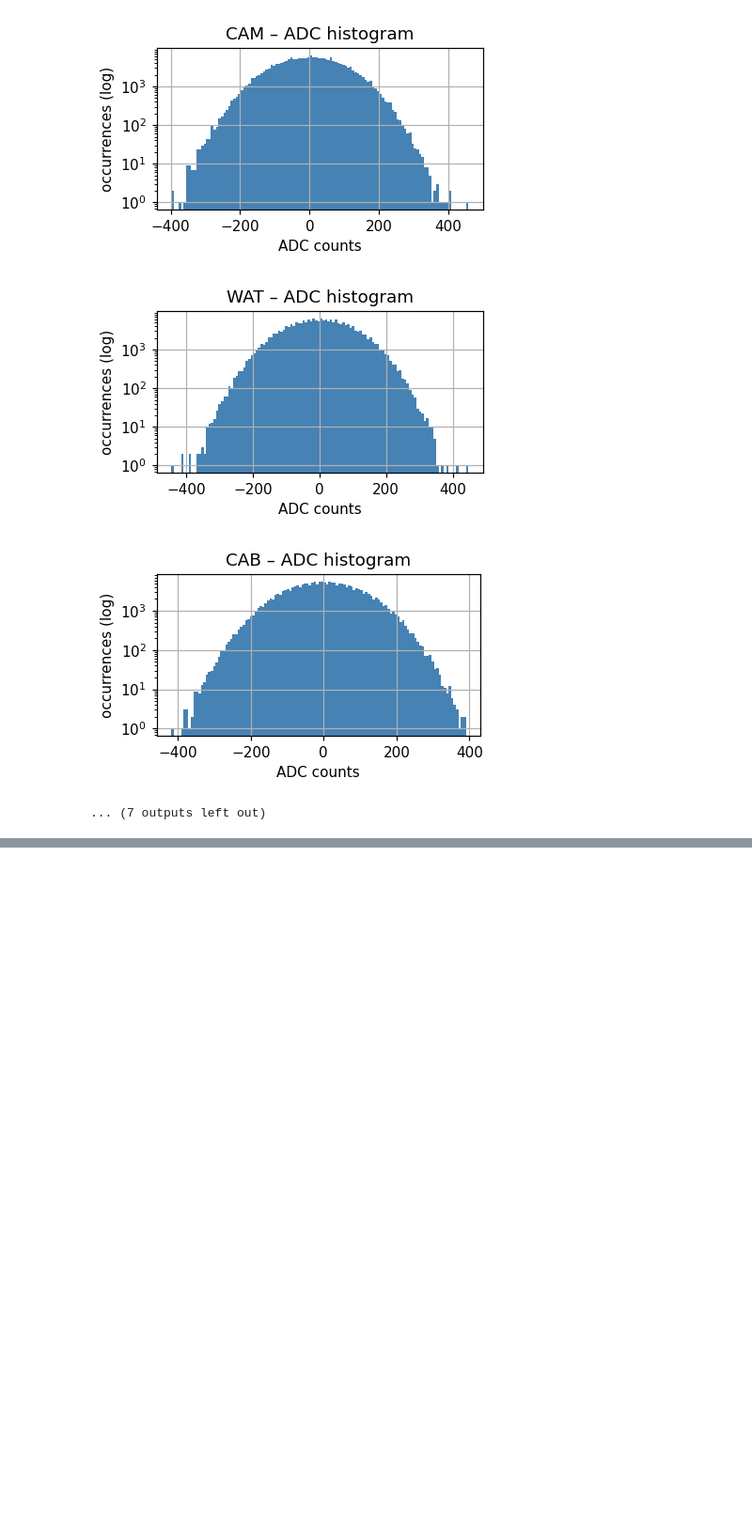
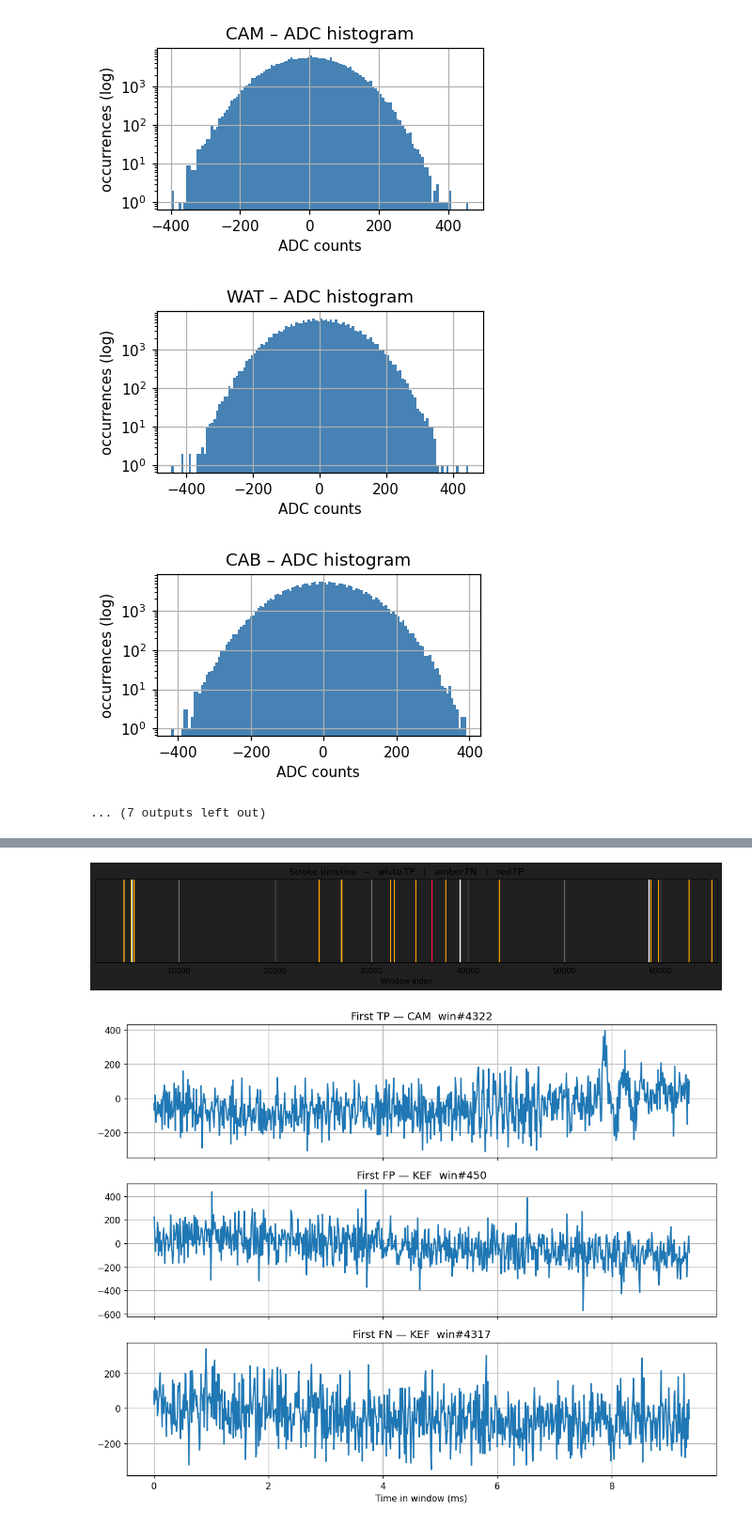
Before and after one commit to jsg71/playing-with-time-series, a Jupyter notebook: notebooks/model_example_condensed.ipynb, the cells around one changed output, grey strips where cells are left out. Shown at 94% size. Drawn from its saved outputs; the diff is of its cells as text; code cells hidden in the pictures; blank space fills up the shorter version.

Commit message:
fix double counting

```diff
--- a/notebooks/model_example_condensed.ipynb
+++ b/notebooks/model_example_condensed.ipynb
@@ -932,6 +932,7 @@ from scipy.signal import hilbert
 from collections import defaultdict
 from sklearn.metrics import confusion_matrix, precision_score, recall_score, f1_score
 
+# ---------- helper (needed for any hop < win) ------------------------------
 # ---------- helper (needed for any hop < win) ------------------------------
 def _windows_covering_sample(sample_idx: int, win: int, hop: int):
     w_last  = sample_idx // hop
@@ -968,11 +969,13 @@ def evaluate_windowed_model(
         raise RuntimeError("No complete windows to score.")
 
     if burst_len is None:
-        burst_len = int(0.04 * FS)    # matches simulator (40 ms)
+        burst_len = int(0.04 * FS)    # matches simulator (40 ms)
 
-    # ---------- 1) per‑station ground truth masks ------------------------
+    # ---------- 1) ground truth -------------------------------------------------------
     station_truth = {s: np.zeros(n_win, bool) for s in station_order}
-    stroke_to_winset = defaultdict(set)
+
+    # two‑level dict:  stroke_key  →  {station : set(window_idx)}
+    stroke_to_winset = defaultdict(lambda: defaultdict(set))
 
     for rec in stroke_records:
         s = rec["station"]
@@ -980,13 +983,15 @@ def evaluate_windowed_model(
             continue
         s0 = rec["sample_idx"]
         s1 = s0 + burst_len - 1
-        w_first = max(0, (s0 - win + hop) // hop)  # ceil div
-        w_last  = min(n_win - 1,  s1 // hop)       # clip upper bound
-        winset  = range(w_first, w_last + 1)
+        w_first = max(0, (s0 - win + hop) // hop)        # ceil‑div
+        w_last  = min(n_win - 1,  s1 // hop)
+        win_range = range(w_first, w_last + 1)
+
         station_truth[s][w_first:w_last+1] = True
-        stroke_to_winset[(rec["event_id"], rec.get("stroke_i", 0))].update(winset)
+        stroke_key = (rec["event_id"], rec.get("stroke_i", 0))
+        stroke_to_winset[stroke_key][s].update(win_range)
 
-    # ---------- 2) prediction masks (+ optional dilation) ----------------
+    # ---------- 2) prediction masks (+ optional dilation) -----------------------------
     ker = np.ones(2*tol_win+1, int) if tol_win > 0 else None
     hot_pred = {}
     for s in station_order:
@@ -995,7 +1000,7 @@ def evaluate_windowed_model(
             m = np.convolve(m.astype(int), ker, mode="same") > 0
         hot_pred[s] = m
 
-    # ---------- 3) helper for metric dict --------------------------------
+    # ---------- 3) helper for per‑station metrics -------------------------------------
     def _metrics(y_true, y_pred):
         tn, fp, fn, tp = confusion_matrix(
             y_true, y_pred, labels=[False, True]).ravel()
@@ -1009,21 +1014,25 @@ def evaluate_windowed_model(
     station_metrics = {s: _metrics(station_truth[s], hot_pred[s])
                        for s in station_order}
 
-    # ---------- 4) stroke‑level network scoring --------------------------
+    # ---------- 4) stroke‑level network scoring ---------------------------------------
     tp = fn = 0
-    matched_pred_windows = set()
-    stroke_hits = {}          # keep per‑stroke hit count for FN plot
+    matched_pred_windows = set()          # to mask FP clusters later
+    stroke_hits = {}                      # for timeline colouring
 
-    for key, winset in stroke_to_winset.items():
-        hits = sum(any(hot_pred[s][w] for w in winset) for s in station_order)
-        stroke_hits[key] = hits
-        if hits >= min_stn:
+    for key, per_stn in stroke_to_winset.items():
+        # count how many *relevant* stations fired
+        hit_cnt = 0
+        for s, winset in per_stn.items():
+            if any(hot_pred[s][w] for w in winset):
+                hit_cnt += 1
+                matched_pred_windows.update(winset)
+        stroke_hits[key] = hit_cnt
+        if hit_cnt >= min_stn:
             tp += 1
-            matched_pred_windows.update(winset)
         else:
             fn += 1
 
-    # network‑level FP clusters
+    # ---------- 5) network‑level false‑positive clusters ------------------------------
     counts   = sum(hot_pred[s] for s in station_order)
     net_mask = counts >= min_stn
     fp = 0; fp_windows = []
@@ -1042,13 +1051,12 @@ def evaluate_windowed_model(
     network_metrics = dict(TP=tp, FP=fp, FN=fn, TN=0,
                            P=P_net, R=R_net, F1=F1_net)
 
-    # ---------- 5) visuals -----------------------------------------------
+    # ---------- 6) (plots: unchanged) --------------------------------------------------
     if plot:
-        # 5‑a) timeline of strokes / FP clusters
         fig, ax = plt.subplots(figsize=(12, 2.5))
         ax.set_facecolor("#202020"); fig.patch.set_facecolor("#202020")
-        for key, winset in stroke_to_winset.items():
-            x = min(winset)
+        for key, per_stn in stroke_to_winset.items():
+            x = min(min(ws) for ws in per_stn.values())
             col = "#ffffff" if stroke_hits[key] >= min_stn else "#ffa500"
             ax.axvline(x, color=col, lw=1.4)
         for w in fp_windows:
@@ -1058,23 +1066,23 @@ def evaluate_windowed_model(
         ax.set_title("Stroke timeline   –   white TP   |   amber FN   |   red FP")
         plt.tight_layout(); plt.show()
 
-        # 5‑b) waveform panels: first TP / FP / FN ------------------------
-        def first_window(candidates):
-            return min(candidates, key=lambda t: t[1]) if candidates else None
+        # ---- waveform panels (unchanged) ---------------------------------
+        def _first(cand):
+            return min(cand, key=lambda t: t[1]) if cand else None
 
         tp_cand = [(s, np.flatnonzero(station_truth[s] & hot_pred[s]))
                    for s in station_order]
-        tp_win  = first_window([(s, arr[0]) for s, arr in tp_cand if arr.size])
+        tp_win  = _first([(s, arr[0]) for s, arr in tp_cand if arr.size])
 
         fp_cand = [(s, np.flatnonzero(~station_truth[s] & hot_pred[s]))
                    for s in station_order]
-        fp_win  = first_window([(s, arr[0]) for s, arr in fp_cand if arr.size])
+        fp_win  = _first([(s, arr[0]) for s, arr in fp_cand if arr.size])
 
         fn_win = None
         if fn:
-            for key, winset in stroke_to_winset.items():
+            for key, per_stn in stroke_to_winset.items():
                 if stroke_hits[key] < min_stn:
-                    fn_win = (station_order[0], min(winset))
+                    fn_win = (next(iter(per_stn)), min(next(iter(per_stn.values()))))
                     break
 
         fig2, axes = plt.subplots(3, 1, figsize=(10, 8), sharex=True)
@@ -1130,7 +1138,7 @@ def window_peaks(raw):
 
 
 # 1) compute peaks
-peaks = {nm: window_peaks(quantized[nm]) for nm in STATIONS}
+peaks = {nm: window_peaks(quantised[nm]) for nm in STATIONS}
 n_win = min(len(v) for v in peaks.values())
 
 # 2) threshold
@@ -1147,7 +1155,7 @@ for nm in STATIONS:
 station_metrics, network_metrics, n_win = evaluate_windowed_model(
     hot=hot,
     stroke_records=stroke_records,
-    quantized=quantized,
+    quantized=quantised,
     station_order=STN,
     win=WIN,
     hop=HOP,
@@ -1166,3 +1174,4 @@ for nm, m in station_metrics.items():
 
 print("\nFunction network metrics (strict timeline):")
 print(network_metrics)
+# %% [output]
@@ -1168,0 +1190,2 @@ print(network_metrics)
+[figure, added]
+[figure, added]
```
Also changed, not shown: parts of 5 cells of this notebook.
